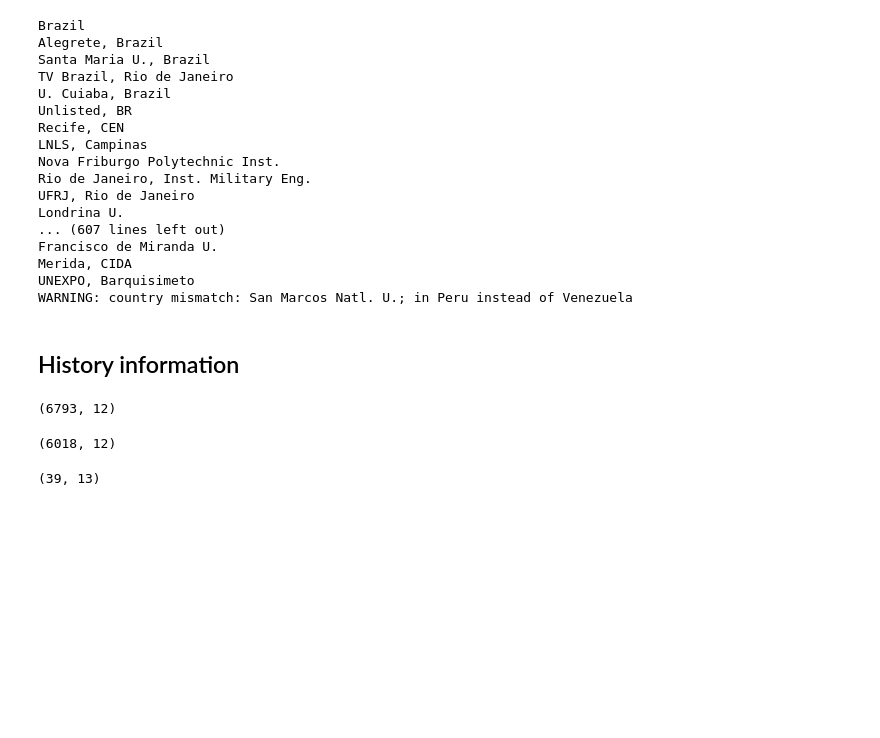
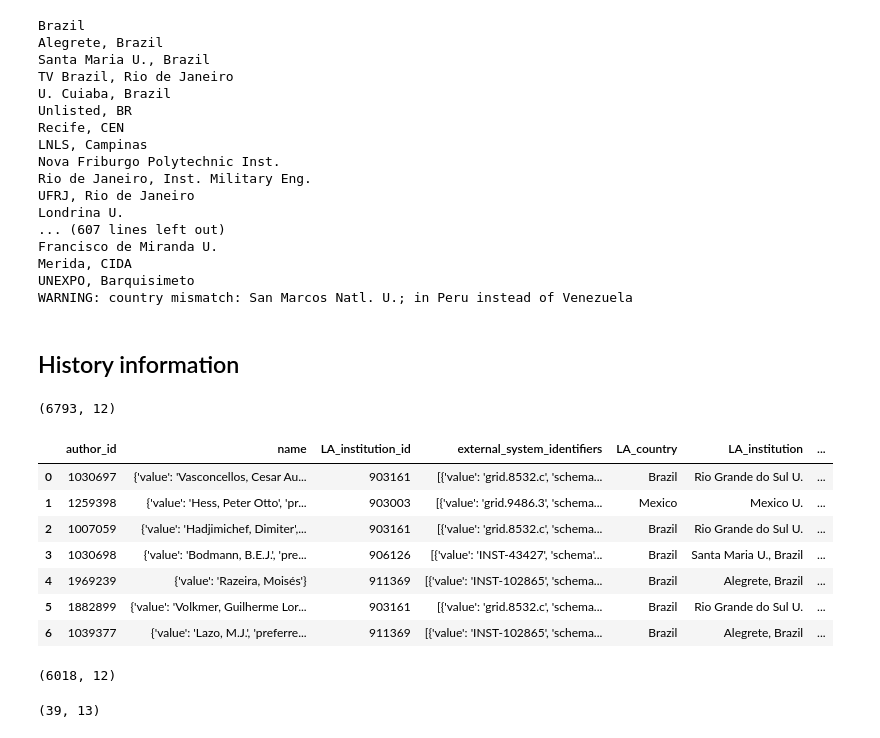
Before and after one commit to restrepo/inspire, a Jupyter notebook: LA_HEP-countries.ipynb, the cells around one changed output. Cells and saved outputs as stored; diff of their text form; code cells hidden in the pictures; blank space fills up the shorter version.

```diff
--- a/LA_HEP-countries.ipynb
+++ b/LA_HEP-countries.ipynb
@@ -409,6 +409,17 @@ df=pd.DataFrame(db)
 df.shape
 # %% [output]
 (6793, 12)
+# %%
+df[:7]
+# %% [output]
+|  | author_id | name | LA_institution_id | external_system_identifiers | LA_country | LA_institution | ... |
+| 0 | 1030697 | {'value': 'Vasconcellos, Cesar Au... | 903161 | [{'value': 'grid.8532.c', 'schema... | Brazil | Rio Grande do Sul U. | ... |
+| 1 | 1259398 | {'value': 'Hess, Peter Otto', 'pr... | 903003 | [{'value': 'grid.9486.3', 'schema... | Mexico | Mexico U. | ... |
+| 2 | 1007059 | {'value': 'Hadjimichef, Dimiter',... | 903161 | [{'value': 'grid.8532.c', 'schema... | Brazil | Rio Grande do Sul U. | ... |
+| 3 | 1030698 | {'value': 'Bodmann, B.E.J.', 'pre... | 906126 | [{'value': 'INST-43427', 'schema'... | Brazil | Santa Maria U., Brazil | ... |
+| 4 | 1969239 | {'value': 'Razeira, Moisés'} | 911369 | [{'value': 'INST-102865', 'schema... | Brazil | Alegrete, Brazil | ... |
+| 5 | 1882899 | {'value': 'Volkmer, Guilherme Lor... | 903161 | [{'value': 'grid.8532.c', 'schema... | Brazil | Rio Grande do Sul U. | ... |
+| 6 | 1039377 | {'value': 'Lazo, M.J.', 'preferre... | 911369 | [{'value': 'INST-102865', 'schema... | Brazil | Alegrete, Brazil | ... |
 # %%
 df.drop_duplicates(subset='author_id').shape
 # %% [output]
```
Also changed, not shown: 1 other file.
